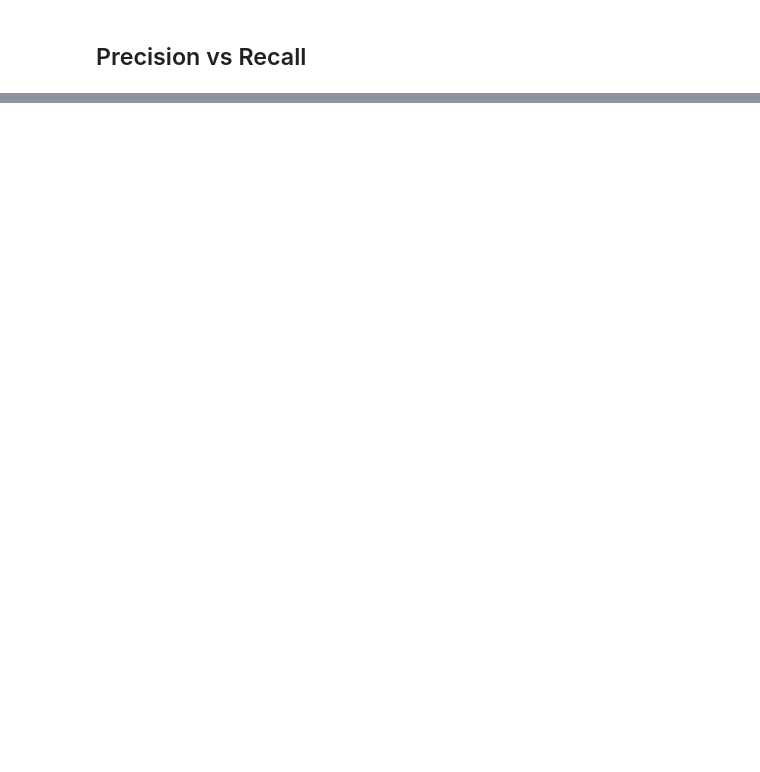
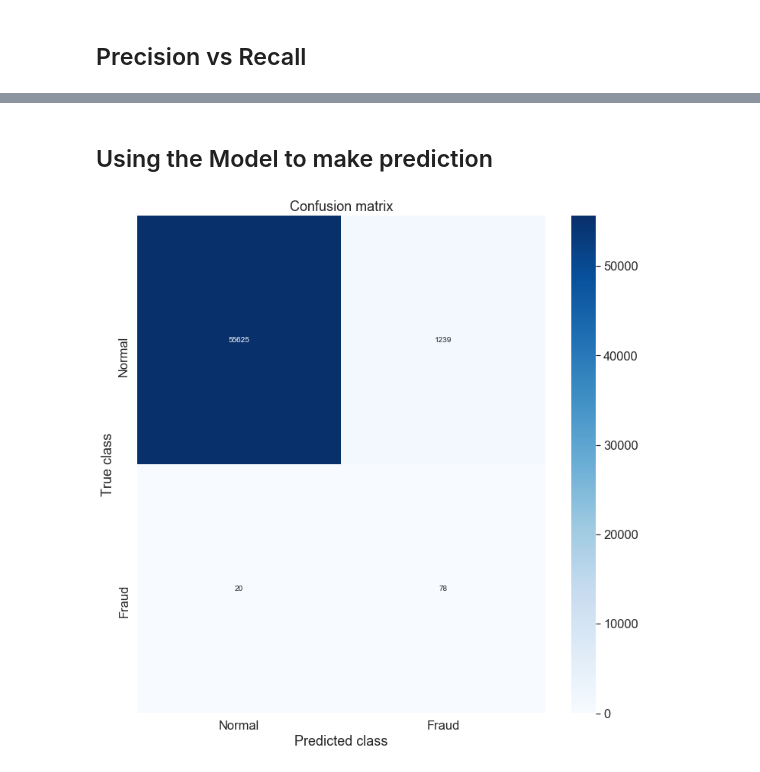
Before and after one commit to vimalkansal/credit_card_fraud_detection, a Jupyter notebook: project/credit_card_fraud_detection.ipynb, the cells around one changed output, grey strips where cells are left out. Cells and saved outputs as stored; diff of their text form; code cells hidden in the pictures; blank space fills up the shorter version.

```diff
--- a/project/credit_card_fraud_detection.ipynb
+++ b/project/credit_card_fraud_detection.ipynb
@@ -391,0 +392,15 @@ plt.show()
+# %% [markdown]
+## Using the Model to make prediction
+# %%
+threshold = 2.9
+y_pred = [1 if e > threshold else 0 for e in reconstructionErrorDF.pred_loss.values]
+conf_matrix = confusion_matrix(reconstructionErrorDF.Class, y_pred)
+plt.figure(figsize=(12, 12))
+sns.heatmap(conf_matrix, xticklabels=LABELS, yticklabels=LABELS, annot=True, fmt="d",
+            cmap=plt.cm.get_cmap('Blues'));
+plt.title("Confusion matrix")
+plt.ylabel('True class')
+plt.xlabel('Predicted class')
+plt.show()
+# %% [output]
+[figure, added]
```
Also changed, not shown: parts of 11 cells of this notebook, 2 other files.
